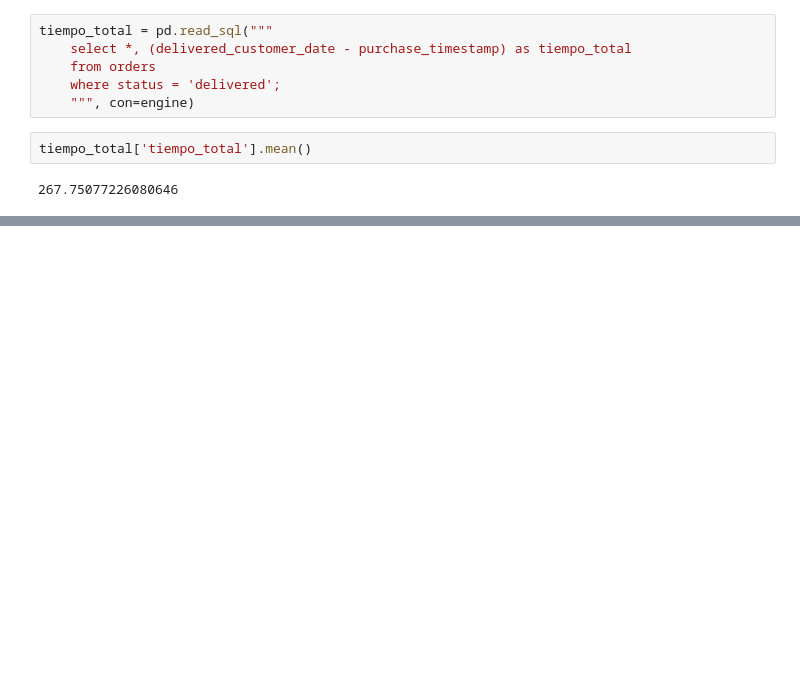
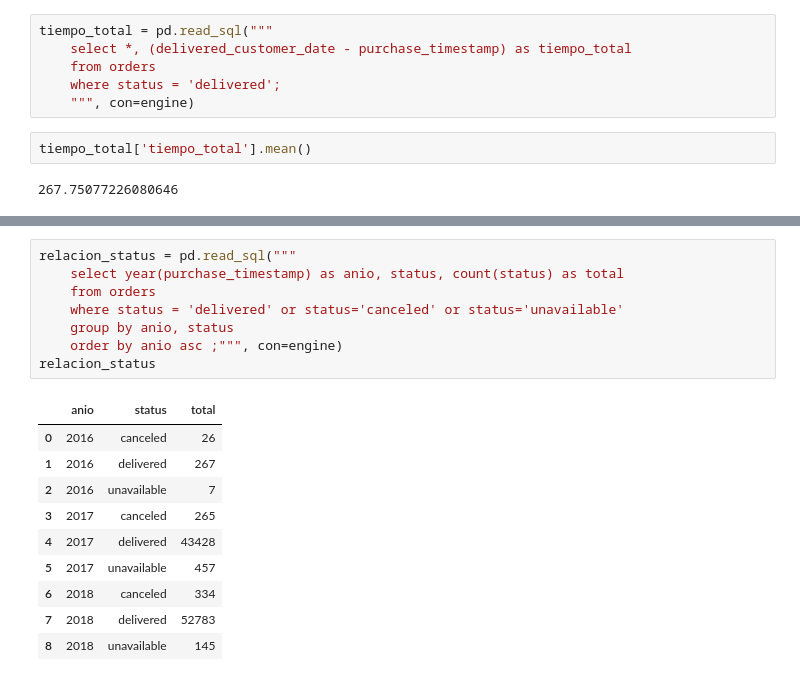
Before and after one commit to agusdm97/PF-DTS05-E-COMMERCE-OLIST, a Jupyter notebook: dashboard/prueba_conexion.ipynb, the cells around one changed output, grey strips where cells are left out. Saved outputs shown, nothing was run; the diff lists cells and outputs as text; blank space fills up the shorter version.

```diff
--- a/dashboard/prueba_conexion.ipynb
+++ b/dashboard/prueba_conexion.ipynb
@@ -346,0 +406,19 @@ tiempo_total['tiempo_total'].mean()
+# %%
+relacion_status = pd.read_sql("""
+    select year(purchase_timestamp) as anio, status, count(status) as total
+    from orders
+    where status = 'delivered' or status='canceled' or status='unavailable'
+    group by anio, status
+    order by anio asc ;""", con=engine)
+relacion_status
+# %% [output]
+|  | anio | status | total |
+| 0 | 2016 | canceled | 26 |
+| 1 | 2016 | delivered | 267 |
+| 2 | 2016 | unavailable | 7 |
+| 3 | 2017 | canceled | 265 |
+| 4 | 2017 | delivered | 43428 |
+| 5 | 2017 | unavailable | 457 |
+| 6 | 2018 | canceled | 334 |
+| 7 | 2018 | delivered | 52783 |
+| 8 | 2018 | unavailable | 145 |
```
Also changed, not shown: parts of 8 cells of this notebook, 3 other files.
